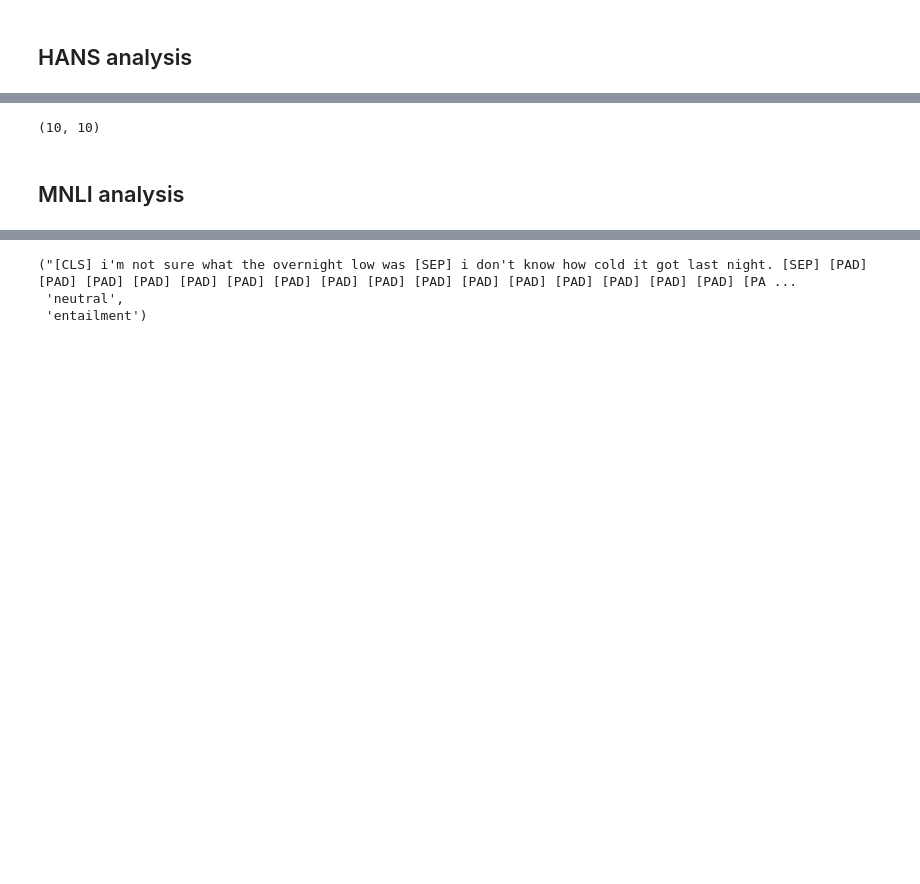
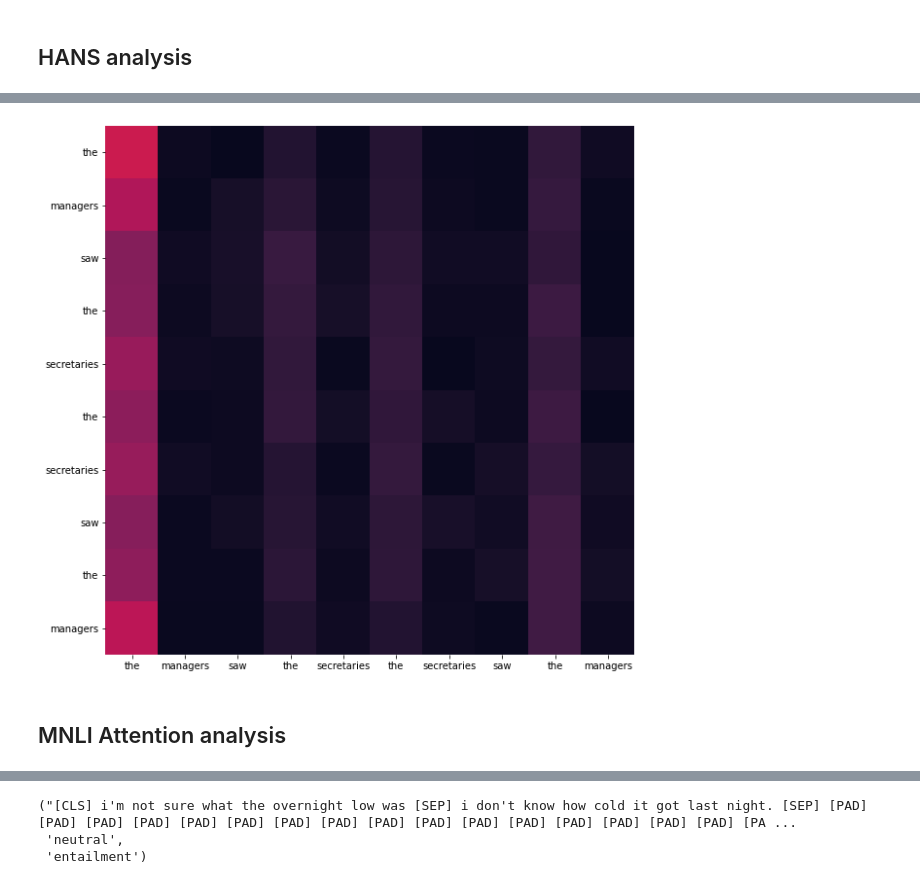
Before and after one commit to prajjwal1/generalize_lm_nli, a Jupyter notebook: nbs/evaluation_analysis_samples.ipynb, the cells around one changed output, grey strips where cells are left out. Drawn from its saved outputs; the diff is of its cells as text; code cells hidden in the pictures; blank space fills up the shorter version.

```diff
--- a/nbs/evaluation_analysis_samples.ipynb
+++ b/nbs/evaluation_analysis_samples.ipynb
@@ -139,12 +342,7 @@ Encoder Layer 12
-# %%
-attentions[0].mean(axis=0).shape
-# %% [output]
-(10, 10)
 # %%
-for layers in layers_to_check:
-    fig, axs = plt.subplots(1,1, figsize=(8, 6))
-    draw(attentions[layers].mean(axis=0),
-            tok, tok, ax=axs)
-    plt.show()
+fig, axs = plt.subplots(1,1, figsize=(20, 10))
+draw(avg_atts, tok, tok, ax=axs)
+# %% [output]
+[figure, added]
 # %% [markdown]
-## MNLI analysis
+## MNLI Attention analysis
```
Also changed, not shown: parts of 64 cells of this notebook, 11 other files.
